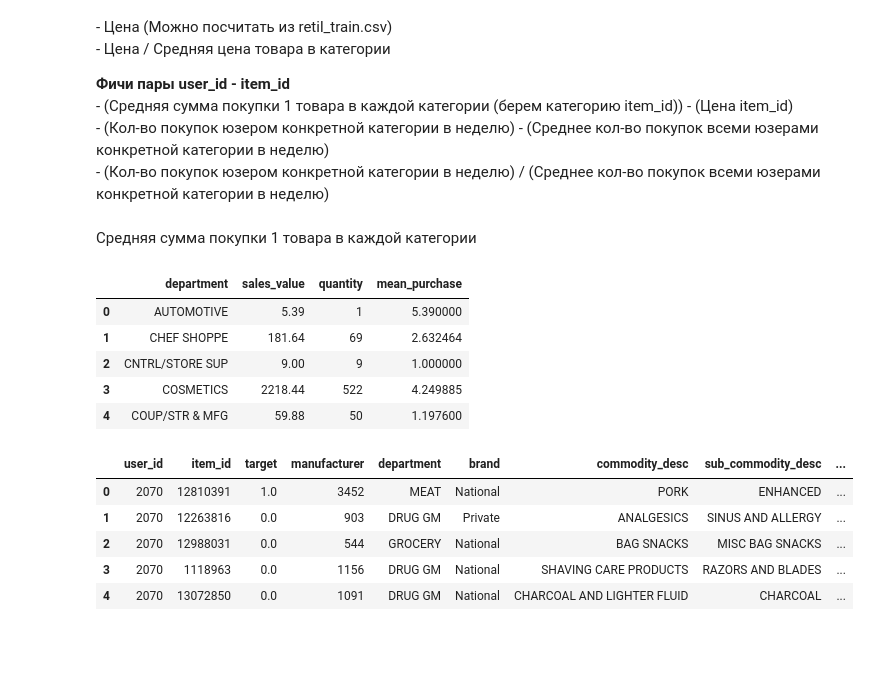
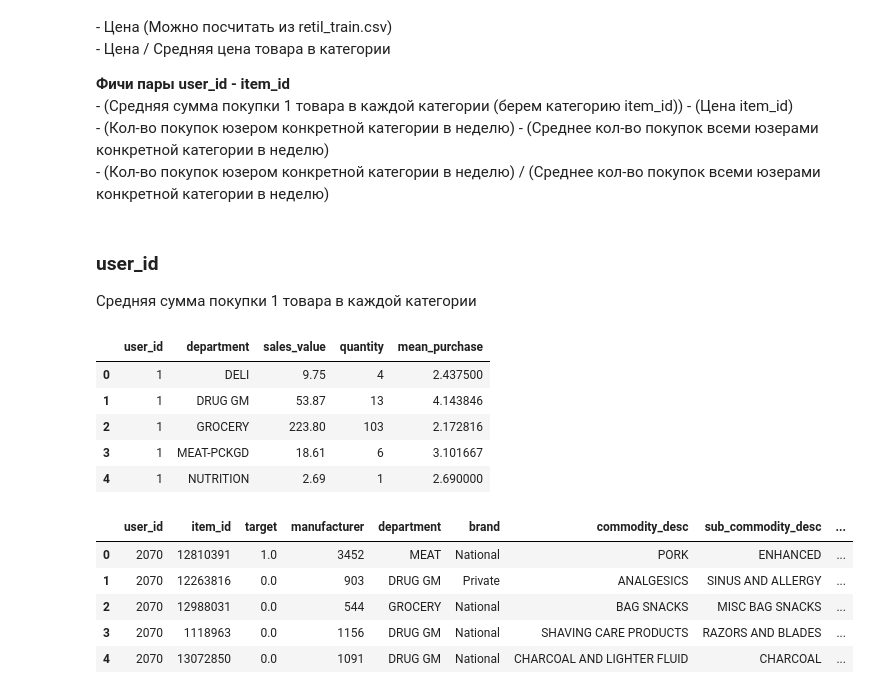
Before and after one commit to AntonyVasilev/Recommendations-systems, a Jupyter notebook: HW_webinar_6_AVasilev.ipynb, the cells around one changed output. Saved outputs shown, nothing was run; the diff lists cells and outputs as text; code cells hidden in the pictures; blank space fills up the shorter version.

Commit message:
added 5 features into df_ranker_train

```diff
--- a/HW_webinar_6_AVasilev.ipynb
+++ b/HW_webinar_6_AVasilev.ipynb
@@ -462,21 +456,22 @@ df_ranker_train.head(2)
     - (Кол-во покупок юзером конкретной категории в неделю) - (Среднее кол-во покупок всеми юзерами конкретной категории в неделю)
     - (Кол-во покупок юзером конкретной категории в неделю) / (Среднее кол-во покупок всеми юзерами конкретной категории в неделю)
 # %% [markdown]
+### user_id
 Средняя сумма покупки 1 товара в каждой категории
 # %%
-sales_value_by_department = data_train_ranker.merge(item_features, on='item_id', how='left').groupby(by='department')['sales_value'].sum().reset_index()
-quantity_by_department = data_train_ranker.merge(item_features, on='item_id', how='left').groupby(by='department')['quantity'].sum().reset_index()
-mean_purchase_by_department = sales_value_by_department.merge(quantity_by_department, on='department', how='left')
+sales_value_by_department = data_train_ranker.merge(item_features, on='item_id', how='left').groupby(by=['user_id', 'department'])['sales_value'].sum().reset_index()
+quantity_by_department = data_train_ranker.merge(item_features, on='item_id', how='left').groupby(by=['user_id', 'department'])['quantity'].sum().reset_index()
+mean_purchase_by_department = sales_value_by_department.merge(quantity_by_department, on=['user_id', 'department'], how='left')
 mean_purchase_by_department.drop(0, axis=0, inplace=True)
 mean_purchase_by_department.reset_index(inplace=True)
 mean_purchase_by_department.drop('index', axis=1, inplace=True)
 mean_purchase_by_department['mean_purchase'] = mean_purchase_by_department['sales_value'] / mean_purchase_by_department['quantity']
 mean_purchase_by_department.head()
 # %% [output]
-|  | department | sales_value | quantity | mean_purchase |
-| 0 | AUTOMOTIVE | 5.39 | 1 | 5.390000 |
-| 1 | CHEF SHOPPE | 181.64 | 69 | 2.632464 |
-| 2 | CNTRL/STORE SUP | 9.00 | 9 | 1.000000 |
-| 3 | COSMETICS | 2218.44 | 522 | 4.249885 |
-| 4 | COUP/STR & MFG | 59.88 | 50 | 1.197600 |
+|  | user_id | department | sales_value | quantity | mean_purchase |
+| 0 | 1 | DELI | 9.75 | 4 | 2.437500 |
+| 1 | 1 | DRUG GM | 53.87 | 13 | 4.143846 |
+| 2 | 1 | GROCERY | 223.80 | 103 | 2.172816 |
+| 3 | 1 | MEAT-PCKGD | 18.61 | 6 | 3.101667 |
+| 4 | 1 | NUTRITION | 2.69 | 1 | 2.690000 |
 # %%
```
Also changed, not shown: parts of 27 cells of this notebook.
